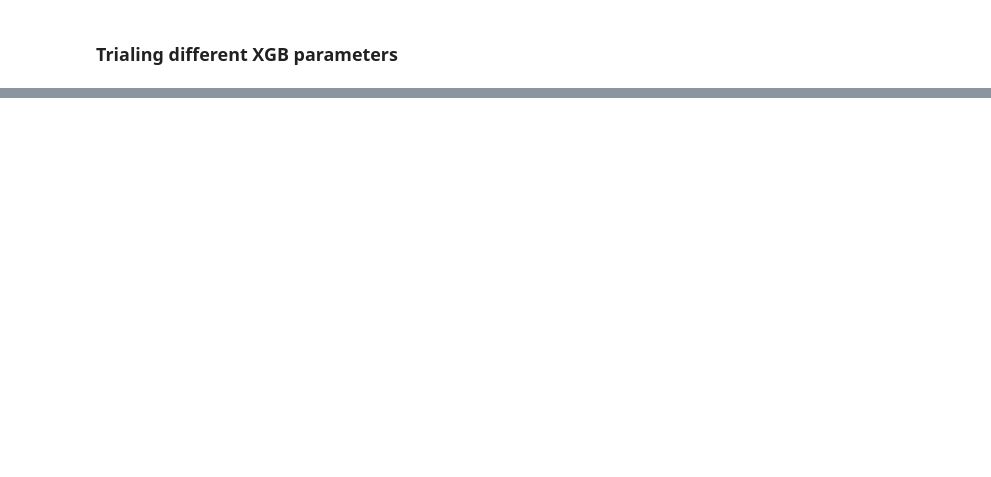
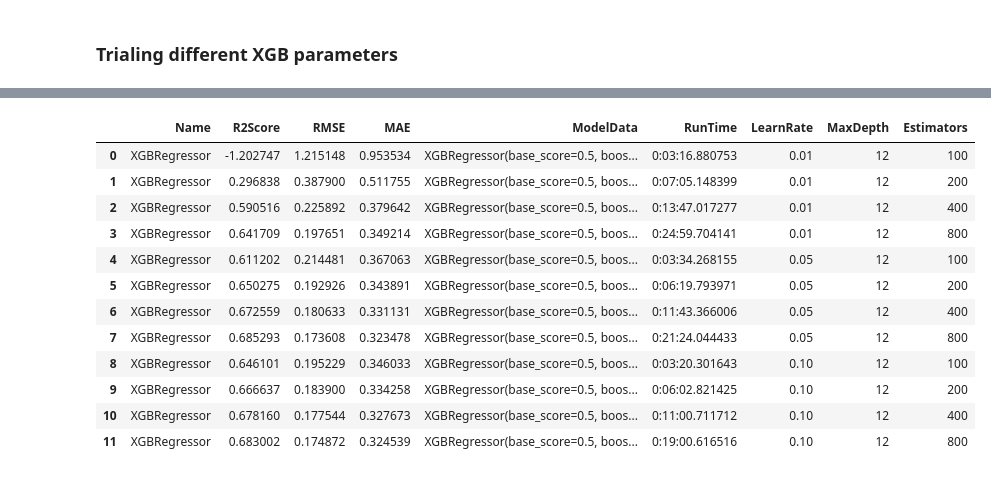
Before and after one commit to NormanHung/Practice-Twitter-Sentiment, a Jupyter notebook: Model Assessments.ipynb, the cells around one changed output, grey strips where cells are left out. Cells and saved outputs as stored; diff of their text form; code cells hidden in the pictures; blank space fills up the shorter version.

```diff
--- a/Model Assessments.ipynb
+++ b/Model Assessments.ipynb
@@ -335,0 +406,16 @@ testTrainResults
+# %%
+XGBResults
+# %% [output]
+|  | Name | R2Score | RMSE | MAE | ModelData | RunTime | LearnRate | MaxDepth | Estimators |
+| 0 | XGBRegressor | -1.202747 | 1.215148 | 0.953534 | XGBRegressor(base_score=0.5, boos... | 0:03:16.880753 | 0.01 | 12 | 100 |
+| 1 | XGBRegressor | 0.296838 | 0.387900 | 0.511755 | XGBRegressor(base_score=0.5, boos... | 0:07:05.148399 | 0.01 | 12 | 200 |
+| 2 | XGBRegressor | 0.590516 | 0.225892 | 0.379642 | XGBRegressor(base_score=0.5, boos... | 0:13:47.017277 | 0.01 | 12 | 400 |
+| 3 | XGBRegressor | 0.641709 | 0.197651 | 0.349214 | XGBRegressor(base_score=0.5, boos... | 0:24:59.704141 | 0.01 | 12 | 800 |
+| 4 | XGBRegressor | 0.611202 | 0.214481 | 0.367063 | XGBRegressor(base_score=0.5, boos... | 0:03:34.268155 | 0.05 | 12 | 100 |
+| 5 | XGBRegressor | 0.650275 | 0.192926 | 0.343891 | XGBRegressor(base_score=0.5, boos... | 0:06:19.793971 | 0.05 | 12 | 200 |
+| 6 | XGBRegressor | 0.672559 | 0.180633 | 0.331131 | XGBRegressor(base_score=0.5, boos... | 0:11:43.366006 | 0.05 | 12 | 400 |
+| 7 | XGBRegressor | 0.685293 | 0.173608 | 0.323478 | XGBRegressor(base_score=0.5, boos... | 0:21:24.044433 | 0.05 | 12 | 800 |
+| 8 | XGBRegressor | 0.646101 | 0.195229 | 0.346033 | XGBRegressor(base_score=0.5, boos... | 0:03:20.301643 | 0.10 | 12 | 100 |
+| 9 | XGBRegressor | 0.666637 | 0.183900 | 0.334258 | XGBRegressor(base_score=0.5, boos... | 0:06:02.821425 | 0.10 | 12 | 200 |
+| 10 | XGBRegressor | 0.678160 | 0.177544 | 0.327673 | XGBRegressor(base_score=0.5, boos... | 0:11:00.711712 | 0.10 | 12 | 400 |
+| 11 | XGBRegressor | 0.683002 | 0.174872 | 0.324539 | XGBRegressor(base_score=0.5, boos... | 0:19:00.616516 | 0.10 | 12 | 800 |
```
Also changed, not shown: parts of 28 cells of this notebook.
